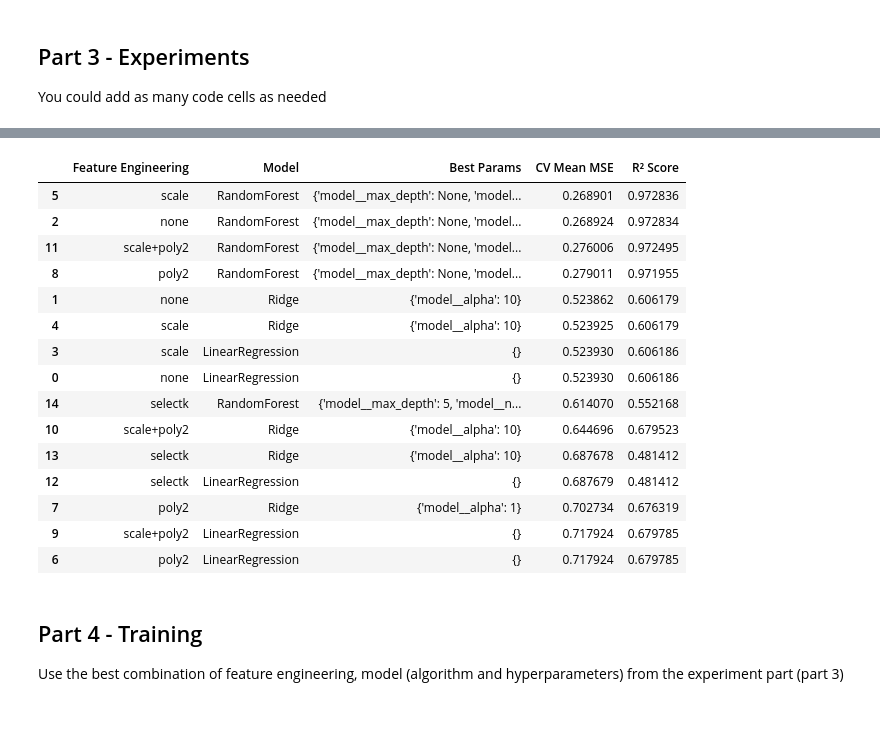
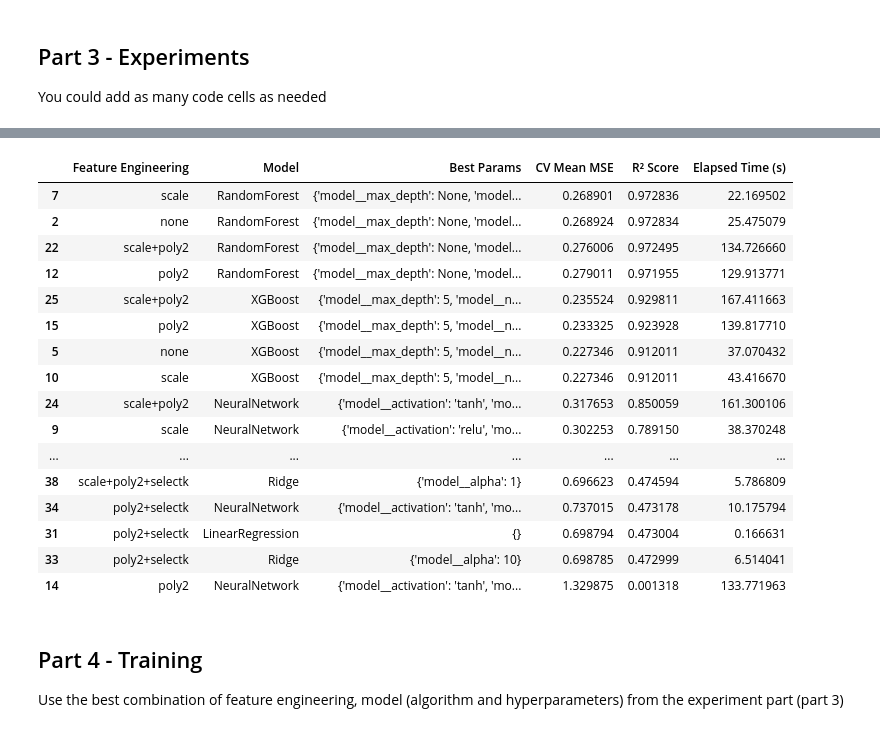
Before and after one commit to agamordechai/ml_house_prices, a Jupyter notebook: Assignment2_supervised_learning_flow.ipynb, the cells around one changed output, grey strips where cells are left out. Cells and saved outputs as stored; diff of their text form; code cells hidden in the pictures.

```diff
--- a/Assignment2_supervised_learning_flow.ipynb
+++ b/Assignment2_supervised_learning_flow.ipynb
@@ -152,13 +150,19 @@ The purpose of the visualizations is to explore the relationships and distributi
 ## Part 3 - Experiments
 You could add as many code cells as needed
 # %%
+from sklearn.ensemble import GradientBoostingRegressor
+from sklearn.linear_model import ElasticNet
+
 # Feature engineering options
 feature_options = [
     [],  # No transformation
     ['scale'],  # Standard scaling
     ['poly2'],  # Polynomial degree 2
-    ['scale', 'poly2'],  # Scaling + polynomial
-    ['selectk']  # Feature selection
+    ['selectk'],  # Feature selection
+    ['scale', 'poly2'],  # Scaling + Polynomial
+    ['scale', 'selectk'],  # Scaling + Feature selection
+    ['poly2', 'selectk'],  # Polynomial + Feature selection
+    ['scale', 'poly2', 'selectk']  # All transformations
 ]
 
 # Models and their hyperparameters
@@ -167,22 +171,30 @@ models = {
         'model': LinearRegression(),
         'params': {}
     },
+    'RandomForest': {
+        'model': RandomForestRegressor(random_state=42),
+        'params': {'model__n_estimators': [50, 100], 'model__max_depth': [3, 5, None]}
+    },
     'Ridge': {
         'model': Ridge(),
         'params': {'model__alpha': [0.1, 1, 10]}
     },
-    'RandomForest': {
-        'model': RandomForestRegressor(random_state=42),
+    'NeuralNetwork': {
+        'model': MLPRegressor(random_state=42, max_iter=500),
+        'params': {'model__hidden_layer_sizes': [(50,), (100,)], 'model__activation': ['relu', 'tanh']}
+    },
+    'XGBoost': {
+        'model': XGBRegressor(tree_method='hist', device='cuda', random_state=42),
         'params': {'model__n_estimators': [50, 100], 'model__max_depth': [3, 5, None]}
     }
 }
-
 results = []
 
 X = df_train.drop('MedHouseVal', axis=1)
 y = df_train['MedHouseVal']
 # %%
 for feats in feature_options:
+    start_time = time.time()
     steps = []
     feats_name = []
     if 'scale' in feats:
@@ -195,21 +207,26 @@ for feats in feature_options:
         steps.append(('selectk', SelectKBest(score_func=f_regression, k=2)))
         feats_name.append('selectk')
     for model_name, model_dict in models.items():
+        print(f"Running model: {model_name} with features: {feats_name}")
+
         pipe_steps = steps + [('model', model_dict['model'])]
         pipe = Pipeline(pipe_steps)
         param_grid = model_dict['params']
-        # GridSearchCV with 5-fold cross-validation
+
         grid = GridSearchCV(pipe, param_grid, cv=5, scoring=make_scorer(mean_squared_error, greater_is_better=False), n_jobs=-1)
         grid.fit(X, y)
+
+        elapsed_time = time.time() - start_time
         results.append({
             'Feature Engineering': '+'.join(feats_name) if feats_name else 'none',
             'Model': model_name,
             'Best Params': grid.best_params_,
             'CV Mean MSE': -grid.best_score_,
-            'R² Score':  grid.best_estimator_.score(X, y)
+            'R² Score':  grid.best_estimator_.score(X, y),
+            'Elapsed Time (s)': elapsed_time
         })
 
 results_df = pd.DataFrame(results)
-results_df = results_df.sort_values('CV Mean MSE')
+results_df = results_df.sort_values('R² Score', ascending=False)
 display(results_df)
 # %% [output]
@@ -216,19 +264,20 @@ display(results_df)
-|  | Feature Engineering | Model | Best Params | CV Mean MSE | R² Score |
-| 5 | scale | RandomForest | {'model__max_depth': None, 'model... | 0.268901 | 0.972836 |
-| 2 | none | RandomForest | {'model__max_depth': None, 'model... | 0.268924 | 0.972834 |
-| 11 | scale+poly2 | RandomForest | {'model__max_depth': None, 'model... | 0.276006 | 0.972495 |
-| 8 | poly2 | RandomForest | {'model__max_depth': None, 'model... | 0.279011 | 0.971955 |
-| 1 | none | Ridge | {'model__alpha': 10} | 0.523862 | 0.606179 |
-| 4 | scale | Ridge | {'model__alpha': 10} | 0.523925 | 0.606179 |
-| 3 | scale | LinearRegression | {} | 0.523930 | 0.606186 |
-| 0 | none | LinearRegression | {} | 0.523930 | 0.606186 |
-| 14 | selectk | RandomForest | {'model__max_depth': 5, 'model__n... | 0.614070 | 0.552168 |
-| 10 | scale+poly2 | Ridge | {'model__alpha': 10} | 0.644696 | 0.679523 |
-| 13 | selectk | Ridge | {'model__alpha': 10} | 0.687678 | 0.481412 |
-| 12 | selectk | LinearRegression | {} | 0.687679 | 0.481412 |
-| 7 | poly2 | Ridge | {'model__alpha': 1} | 0.702734 | 0.676319 |
-| 9 | scale+poly2 | LinearRegression | {} | 0.717924 | 0.679785 |
-| 6 | poly2 | LinearRegression | {} | 0.717924 | 0.679785 |
+|  | Feature Engineering | Model | Best Params | CV Mean MSE | R² Score | Elapsed Time (s) |
+| 7 | scale | RandomForest | {'model__max_depth': None, 'model... | 0.268901 | 0.972836 | 22.169502 |
+| 2 | none | RandomForest | {'model__max_depth': None, 'model... | 0.268924 | 0.972834 | 25.475079 |
+| 22 | scale+poly2 | RandomForest | {'model__max_depth': None, 'model... | 0.276006 | 0.972495 | 134.726660 |
+| 12 | poly2 | RandomForest | {'model__max_depth': None, 'model... | 0.279011 | 0.971955 | 129.913771 |
+| 25 | scale+poly2 | XGBoost | {'model__max_depth': 5, 'model__n... | 0.235524 | 0.929811 | 167.411663 |
+| 15 | poly2 | XGBoost | {'model__max_depth': 5, 'model__n... | 0.233325 | 0.923928 | 139.817710 |
+| 5 | none | XGBoost | {'model__max_depth': 5, 'model__n... | 0.227346 | 0.912011 | 37.070432 |
+| 10 | scale | XGBoost | {'model__max_depth': 5, 'model__n... | 0.227346 | 0.912011 | 43.416670 |
+| 24 | scale+poly2 | NeuralNetwork | {'model__activation': 'tanh', 'mo... | 0.317653 | 0.850059 | 161.300106 |
+| 9 | scale | NeuralNetwork | {'model__activation': 'relu', 'mo... | 0.302253 | 0.789150 | 38.370248 |
+| ... | ... | ... | ... | ... | ... | ... |
+| 38 | scale+poly2+selectk | Ridge | {'model__alpha': 1} | 0.696623 | 0.474594 | 5.786809 |
+| 34 | poly2+selectk | NeuralNetwork | {'model__activation': 'tanh', 'mo... | 0.737015 | 0.473178 | 10.175794 |
+| 31 | poly2+selectk | LinearRegression | {} | 0.698794 | 0.473004 | 0.166631 |
+| 33 | poly2+selectk | Ridge | {'model__alpha': 10} | 0.698785 | 0.472999 | 6.514041 |
+| 14 | poly2 | NeuralNetwork | {'model__activation': 'tanh', 'mo... | 1.329875 | 0.001318 | 133.771963 |
 # %% [markdown]
 ## Part 4 - Training
 Use the best combination of feature engineering, model (algorithm and hyperparameters) from the experiment part (part 3)
```
Also changed, not shown: parts of 5 cells of this notebook.
